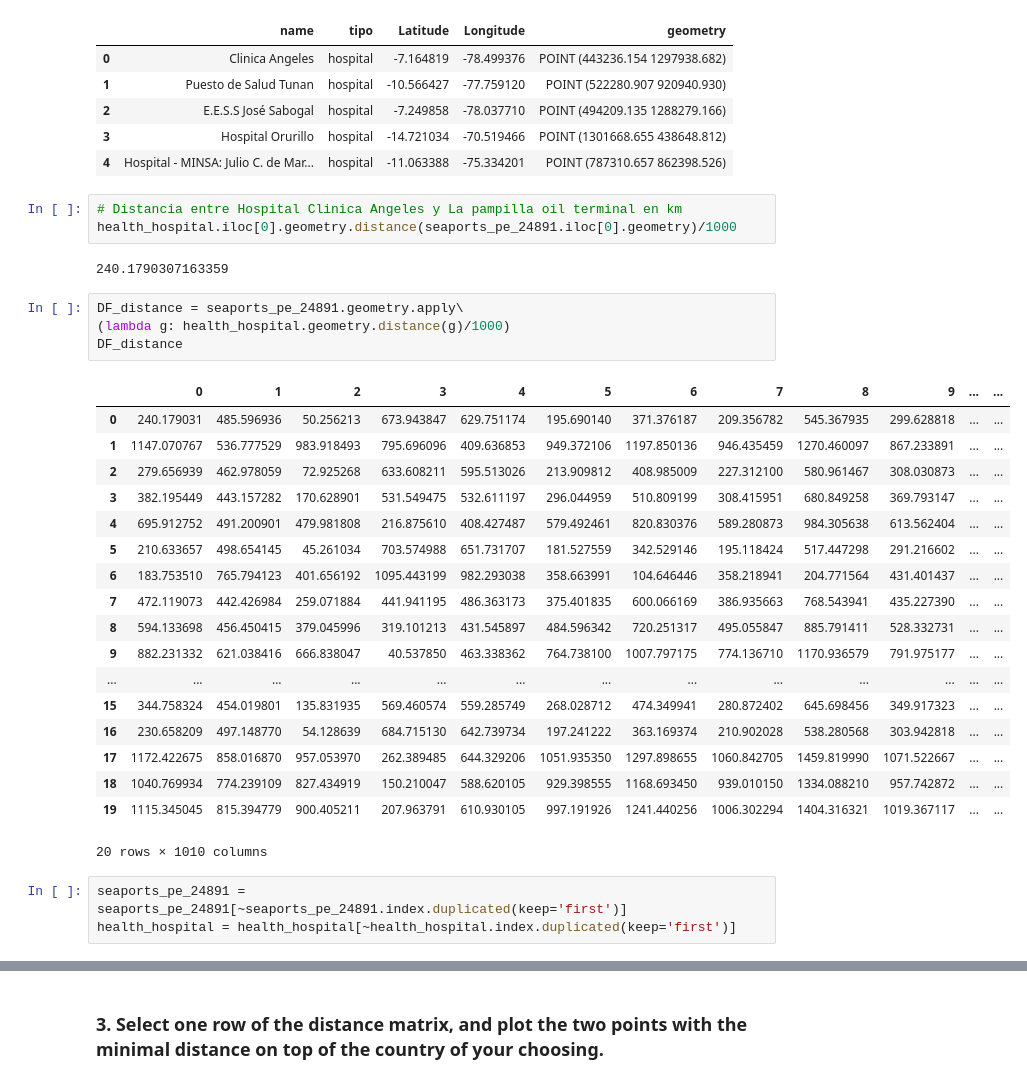
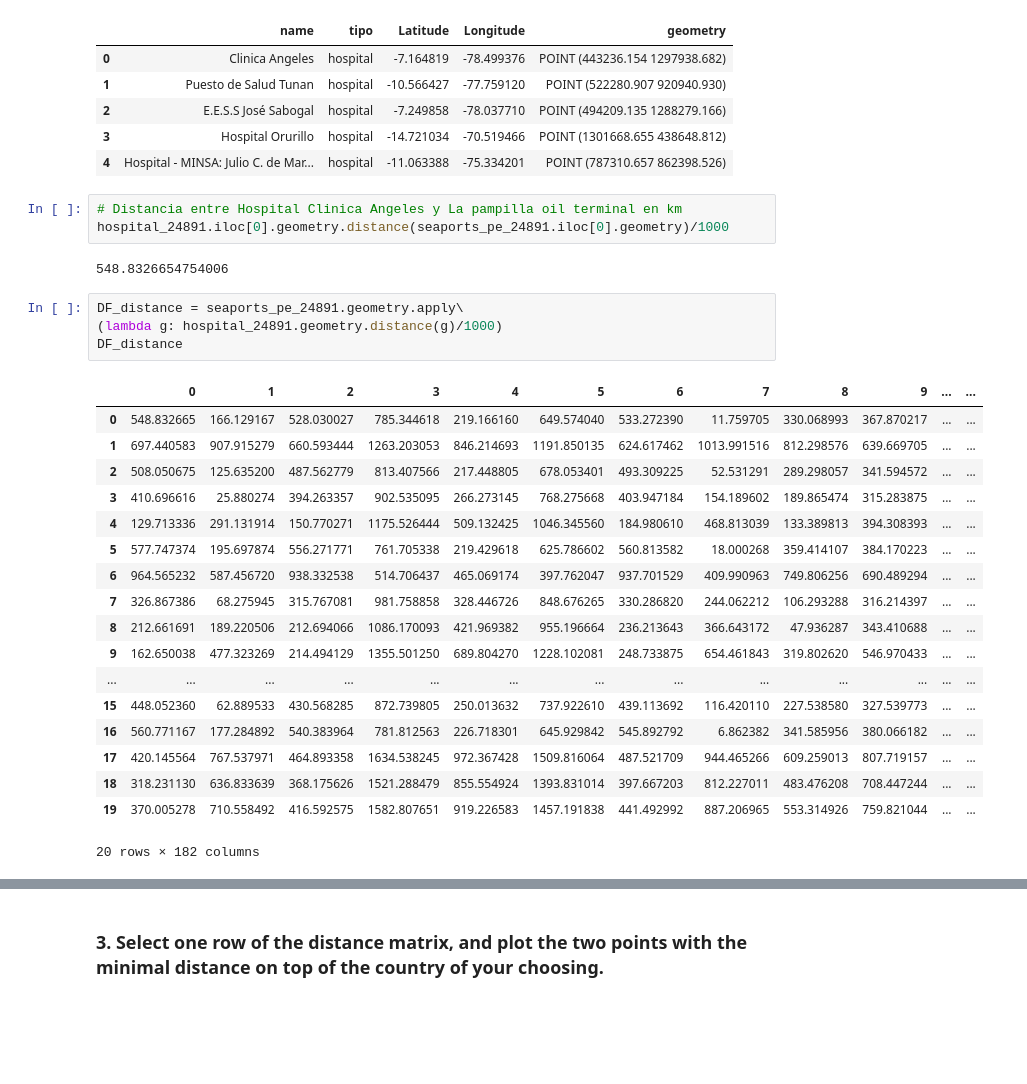
Before and after one commit to IntroSpatialDataScience/MiningGDF_Project1, a Jupyter notebook: Ev-p1.ipynb, the cells around one changed output, grey strips where cells are left out. Drawn from its saved outputs; the diff is of its cells as text; blank space fills up the shorter version.

```diff
--- a/Ev-p1.ipynb
+++ b/Ev-p1.ipynb
@@ -195,35 +195,32 @@ hospital_24891.head()
 | 4 | Hospital - MINSA: Julio C. de Mar... | hospital | -11.063388 | -75.334201 | POINT (787310.657 862398.526) |
 # %%
 # Distancia entre Hospital Clinica Angeles y La pampilla oil terminal en km
-health_hospital.iloc[0].geometry.distance(seaports_pe_24891.iloc[0].geometry)/1000
+hospital_24891.iloc[0].geometry.distance(seaports_pe_24891.iloc[0].geometry)/1000
 # %% [output]
-240.1790307163359
+548.8326654754006
 # %%
 DF_distance = seaports_pe_24891.geometry.apply\
-(lambda g: health_hospital.geometry.distance(g)/1000)
+(lambda g: hospital_24891.geometry.distance(g)/1000)
 DF_distance
 # %% [output]
 |  | 0 | 1 | 2 | 3 | 4 | 5 | 6 | 7 | 8 | 9 | ... | ... |
-| 0 | 240.179031 | 485.596936 | 50.256213 | 673.943847 | 629.751174 | 195.690140 | 371.376187 | 209.356782 | 545.367935 | 299.628818 | ... | ... |
-| 1 | 1147.070767 | 536.777529 | 983.918493 | 795.696096 | 409.636853 | 949.372106 | 1197.850136 | 946.435459 | 1270.460097 | 867.233891 | ... | ... |
-| 2 | 279.656939 | 462.978059 | 72.925268 | 633.608211 | 595.513026 | 213.909812 | 408.985009 | 227.312100 | 580.961467 | 308.030873 | ... | ... |
-| 3 | 382.195449 | 443.157282 | 170.628901 | 531.549475 | 532.611197 | 296.044959 | 510.809199 | 308.415951 | 680.849258 | 369.793147 | ... | ... |
-| 4 | 695.912752 | 491.200901 | 479.981808 | 216.875610 | 408.427487 | 579.492461 | 820.830376 | 589.280873 | 984.305638 | 613.562404 | ... | ... |
-| 5 | 210.633657 | 498.654145 | 45.261034 | 703.574988 | 651.731707 | 181.527559 | 342.529146 | 195.118424 | 517.447298 | 291.216602 | ... | ... |
-| 6 | 183.753510 | 765.794123 | 401.656192 | 1095.443199 | 982.293038 | 358.663991 | 104.646446 | 358.218941 | 204.771564 | 431.401437 | ... | ... |
-| 7 | 472.119073 | 442.426984 | 259.071884 | 441.941195 | 486.363173 | 375.401835 | 600.066169 | 386.935663 | 768.543941 | 435.227390 | ... | ... |
-| 8 | 594.133698 | 456.450415 | 379.045996 | 319.101213 | 431.545897 | 484.596342 | 720.251317 | 495.055847 | 885.791411 | 528.332731 | ... | ... |
-| 9 | 882.231332 | 621.038416 | 666.838047 | 40.537850 | 463.338362 | 764.738100 | 1007.797175 | 774.136710 | 1170.936579 | 791.975177 | ... | ... |
+| 0 | 548.832665 | 166.129167 | 528.030027 | 785.344618 | 219.166160 | 649.574040 | 533.272390 | 11.759705 | 330.068993 | 367.870217 | ... | ... |
+| 1 | 697.440583 | 907.915279 | 660.593444 | 1263.203053 | 846.214693 | 1191.850135 | 624.617462 | 1013.991516 | 812.298576 | 639.669705 | ... | ... |
+| 2 | 508.050675 | 125.635200 | 487.562779 | 813.407566 | 217.448805 | 678.053401 | 493.309225 | 52.531291 | 289.298057 | 341.594572 | ... | ... |
+| 3 | 410.696616 | 25.880274 | 394.263357 | 902.535095 | 266.273145 | 768.275668 | 403.947184 | 154.189602 | 189.865474 | 315.283875 | ... | ... |
+| 4 | 129.713336 | 291.131914 | 150.770271 | 1175.526444 | 509.132425 | 1046.345560 | 184.980610 | 468.813039 | 133.389813 | 394.308393 | ... | ... |
+| 5 | 577.747374 | 195.697874 | 556.271771 | 761.705338 | 219.429618 | 625.786602 | 560.813582 | 18.000268 | 359.414107 | 384.170223 | ... | ... |
+| 6 | 964.565232 | 587.456720 | 938.332538 | 514.706437 | 465.069174 | 397.762047 | 937.701529 | 409.990963 | 749.806256 | 690.489294 | ... | ... |
+| 7 | 326.867386 | 68.275945 | 315.767081 | 981.758858 | 328.446726 | 848.676265 | 330.286820 | 244.062212 | 106.293288 | 316.214397 | ... | ... |
+| 8 | 212.661691 | 189.220506 | 212.694066 | 1086.170093 | 421.969382 | 955.196664 | 236.213643 | 366.643172 | 47.936287 | 343.410688 | ... | ... |
+| 9 | 162.650038 | 477.323269 | 214.494129 | 1355.501250 | 689.804270 | 1228.102081 | 248.733875 | 654.461843 | 319.802620 | 546.970433 | ... | ... |
 | ... | ... | ... | ... | ... | ... | ... | ... | ... | ... | ... | ... | ... |
-| 15 | 344.758324 | 454.019801 | 135.831935 | 569.460574 | 559.285749 | 268.028712 | 474.349941 | 280.872402 | 645.698456 | 349.917323 | ... | ... |
-| 16 | 230.658209 | 497.148770 | 54.128639 | 684.715130 | 642.739734 | 197.241222 | 363.169374 | 210.902028 | 538.280568 | 303.942818 | ... | ... |
-| 17 | 1172.422675 | 858.016870 | 957.053970 | 262.389485 | 644.329206 | 1051.935350 | 1297.898655 | 1060.842705 | 1459.819990 | 1071.522667 | ... | ... |
-| 18 | 1040.769934 | 774.239109 | 827.434919 | 150.210047 | 588.620105 | 929.398555 | 1168.693450 | 939.010150 | 1334.088210 | 957.742872 | ... | ... |
-| 19 | 1115.345045 | 815.394779 | 900.405211 | 207.963791 | 610.930105 | 997.191926 | 1241.440256 | 1006.302294 | 1404.316321 | 1019.367117 | ... | ... |
+| 15 | 448.052360 | 62.889533 | 430.568285 | 872.739805 | 250.013632 | 737.922610 | 439.113692 | 116.420110 | 227.538580 | 327.539773 | ... | ... |
+| 16 | 560.771167 | 177.284892 | 540.383964 | 781.812563 | 226.718301 | 645.929842 | 545.892792 | 6.862382 | 341.585956 | 380.066182 | ... | ... |
+| 17 | 420.145564 | 767.537971 | 464.893358 | 1634.538245 | 972.367428 | 1509.816064 | 487.521709 | 944.465266 | 609.259013 | 807.719157 | ... | ... |
+| 18 | 318.231130 | 636.833639 | 368.175626 | 1521.288479 | 855.554924 | 1393.831014 | 397.667203 | 812.227011 | 483.476208 | 708.447244 | ... | ... |
+| 19 | 370.005278 | 710.558492 | 416.592575 | 1582.807651 | 919.226583 | 1457.191838 | 441.492992 | 887.206965 | 553.314926 | 759.821044 | ... | ... |
-20 rows × 1010 columns
+20 rows × 182 columns
-# %%
-seaports_pe_24891 = seaports_pe_24891[~seaports_pe_24891.index.duplicated(keep='first')]
-health_hospital = health_hospital[~health_hospital.index.duplicated(keep='first')]
 # %%
 seaPortName = seaports_pe_24891.set_index('name')
 seaPortName
```
Also changed, not shown: parts of 18 cells of this notebook.
